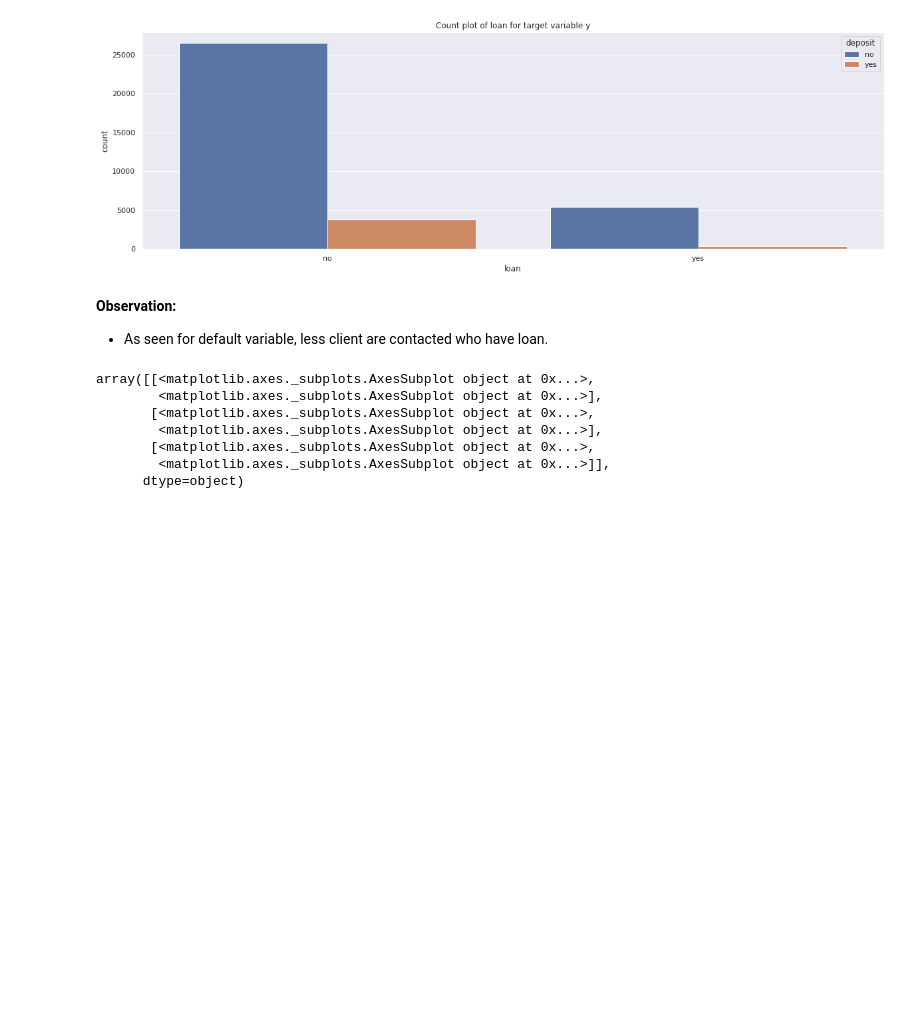
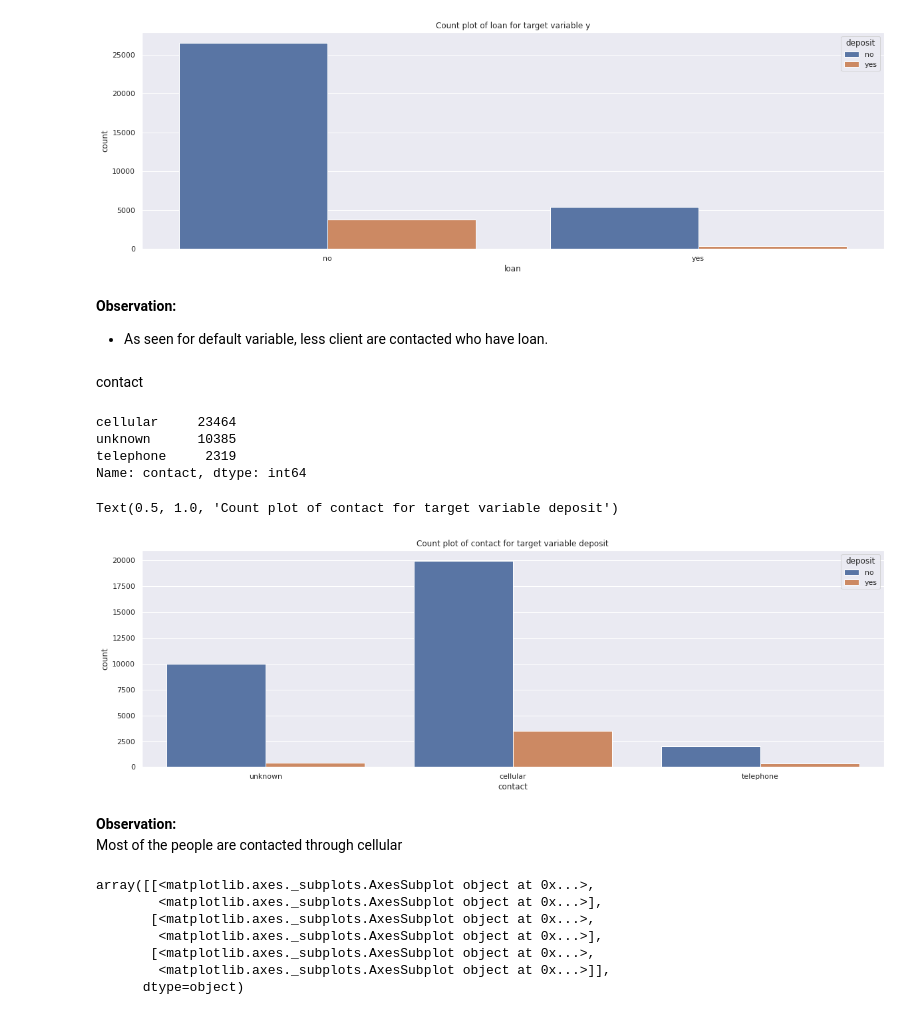
Before and after one commit to palit-ishan/Bank_Marketing_Campaign_Outcome, a Jupyter notebook: ML_Project_Notebook.ipynb, the cells around one changed output. Saved outputs shown, nothing was run; the diff lists cells and outputs as text; code cells hidden in the pictures; blank space fills up the shorter version.

```diff
--- a/ML_Project_Notebook.ipynb
+++ b/ML_Project_Notebook.ipynb
@@ -459,6 +459,24 @@ Text(0.5, 1.0, 'Count plot of loan for target variable y')
 # %% [markdown]
 __Observation:__
 * As seen for default variable, less client are contacted who have loan.
+# %% [markdown]
+contact
+# %%
+df_bank_ready_train.contact.value_counts()
+# %% [output]
+cellular     23464
+unknown      10385
+telephone     2319
+Name: contact, dtype: int64
+# %%
+sns.countplot(x=df_bank_ready_train['contact'], data=df_bank_ready_train, hue=df_bank_ready_train['deposit'])
+plt.title('Count plot of contact for target variable deposit')
+# %% [output]
+Text(0.5, 1.0, 'Count plot of contact for target variable deposit')
+[figure, added]
+# %% [markdown]
+__Observation:__
+Most of the people are contacted through cellular
 # %%
 # Univariate Analysis
 X_train.hist(column = ['age','balance','campaign','pdays','previous'],figsize = (30,10),bins = 75)
```
